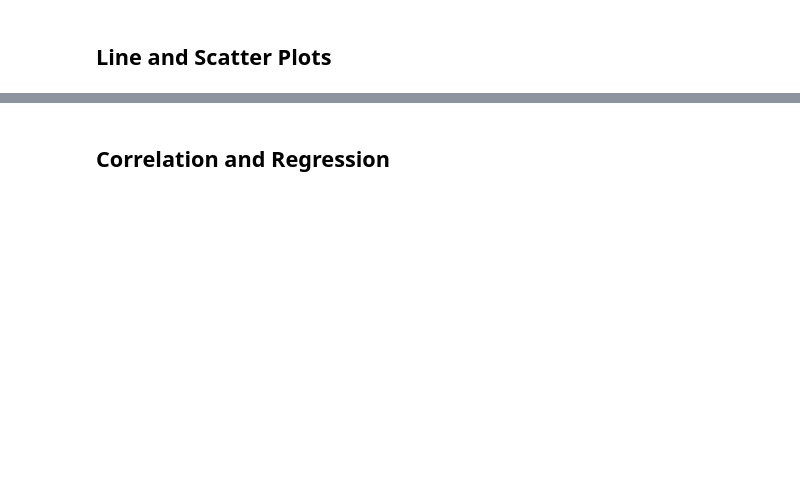
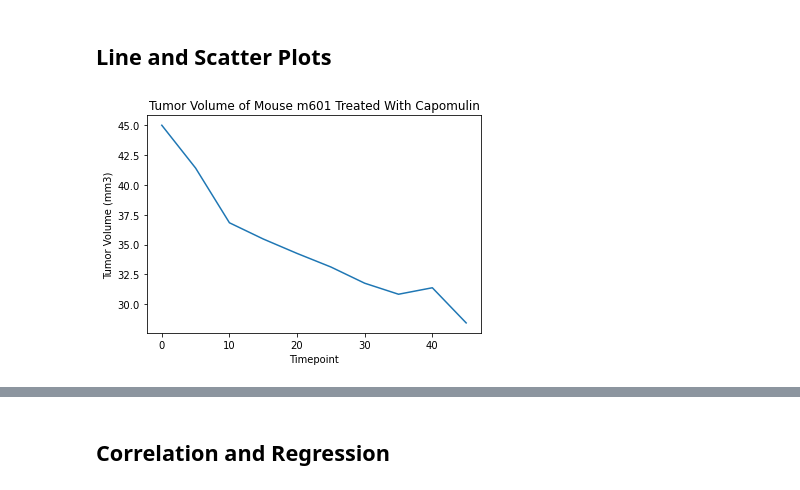
Before and after one commit to PamFernandez/matplotlib-challenge, a Jupyter notebook: pymaceuticals_starter (1).ipynb, the cells around one changed output, grey strips where cells are left out. Saved outputs shown, nothing was run; the diff lists cells and outputs as text; code cells hidden in the pictures; blank space fills up the shorter version.

```diff
--- a/pymaceuticals_starter (1).ipynb
+++ b/pymaceuticals_starter (1).ipynb
@@ -350,0 +389,17 @@ tumor_cef = []
+# %%
+# Generate a line plot of tumor volume vs. time point for a mouse treated with Capomulin
+# PICK 1 MOUSE - DO A .LOC ON IN TO FIND IT AND PLOT IT
+
+line_df = clean_df.loc[clean_df['Mouse ID'] == 'm601',:]
+
+x_axis = line_df['Timepoint']
+y_axis = line_df['Tumor Volume (mm3)']
+
+plt.title('Tumor Volume of Mouse m601 Treated With Capomulin')
+plt.xlabel('Timepoint')
+plt.ylabel('Tumor Volume (mm3)')
+plt.plot(x_axis, y_axis)
+
+plt.show()
+# %% [output]
+[figure, added]
```
Also changed, not shown: parts of 9 cells of this notebook.
